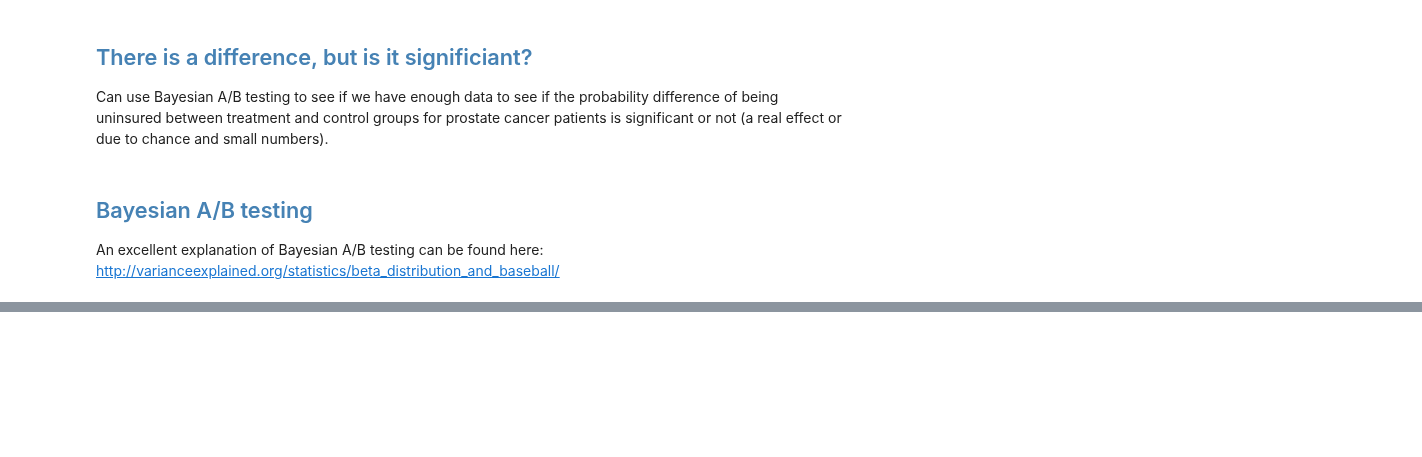
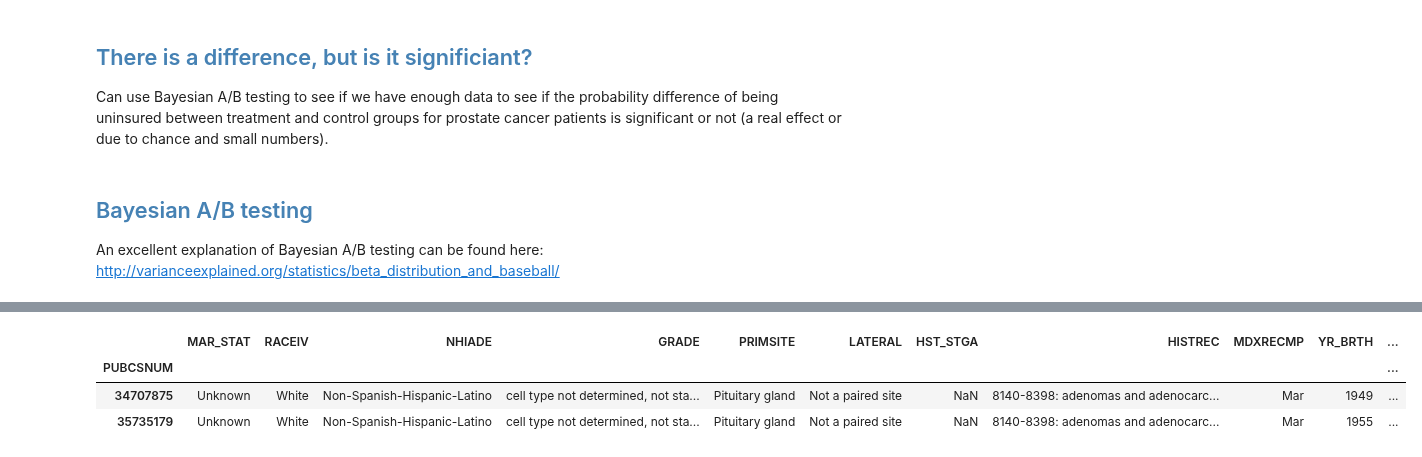
Before and after one commit to doolingdavid/SEERMATCH2, a Jupyter notebook: all_other_example.ipynb, the cells around one changed output, grey strips where cells are left out. Saved outputs shown, nothing was run; the diff lists cells and outputs as text; code cells hidden in the pictures; blank space fills up the shorter version.

```diff
--- a/all_other_example.ipynb
+++ b/all_other_example.ipynb
@@ -1040,0 +1143,5 @@ IFrame("http://varianceexplained.org/statistics/beta_distribution_and_baseball/"
+# %%
+goodcols = ['MAR_STAT','RACEIV','NHIADE','GRADE','PRIMSITE',
+          'LATERAL','HST_STGA','HISTREC','MDXRECMP',
+           'YR_BRTH','AGE_DX','YEAR_DX','CSTUMSIZ',
+           'lat','lng']
@@ -1040,0 +1162,7 @@ IFrame("http://varianceexplained.org/statistics/beta_distribution_and_baseball/"
+# %%
+dfotherorig[goodcols].loc[[controlindices[666],treatmentindices[666]]]
+# %% [output]
+|  | MAR_STAT | RACEIV | NHIADE | GRADE | PRIMSITE | LATERAL | HST_STGA | HISTREC | MDXRECMP | YR_BRTH | ... |
+| PUBCSNUM |  |  |  |  |  |  |  |  |  |  | ... |
+| 34707875 | Unknown | White | Non-Spanish-Hispanic-Latino | cell type not determined, not sta... | Pituitary gland | Not a paired site | NaN | 8140-8398: adenomas and adenocarc... | Mar | 1949 | ... |
+| 35735179 | Unknown | White | Non-Spanish-Hispanic-Latino | cell type not determined, not sta... | Pituitary gland | Not a paired site | NaN | 8140-8398: adenomas and adenocarc... | Mar | 1955 | ... |
```
Also changed, not shown: parts of 10 cells of this notebook.
